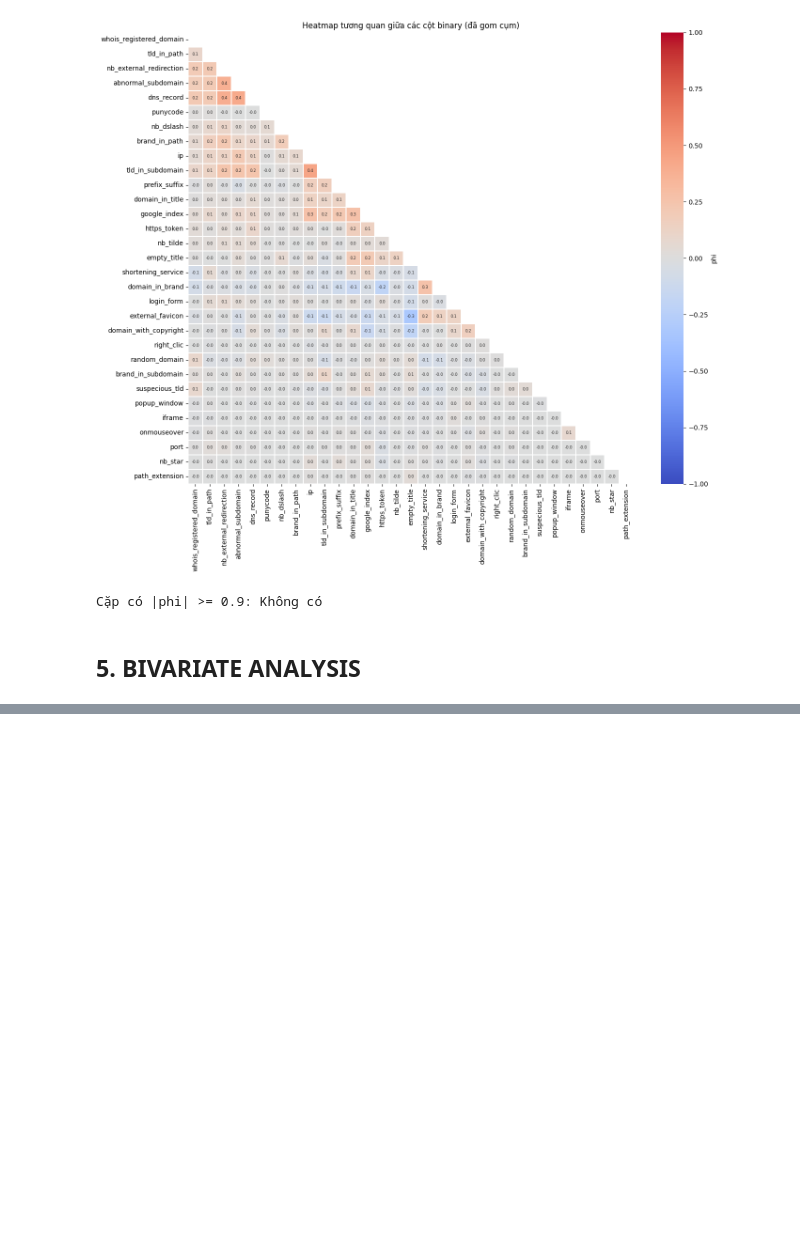
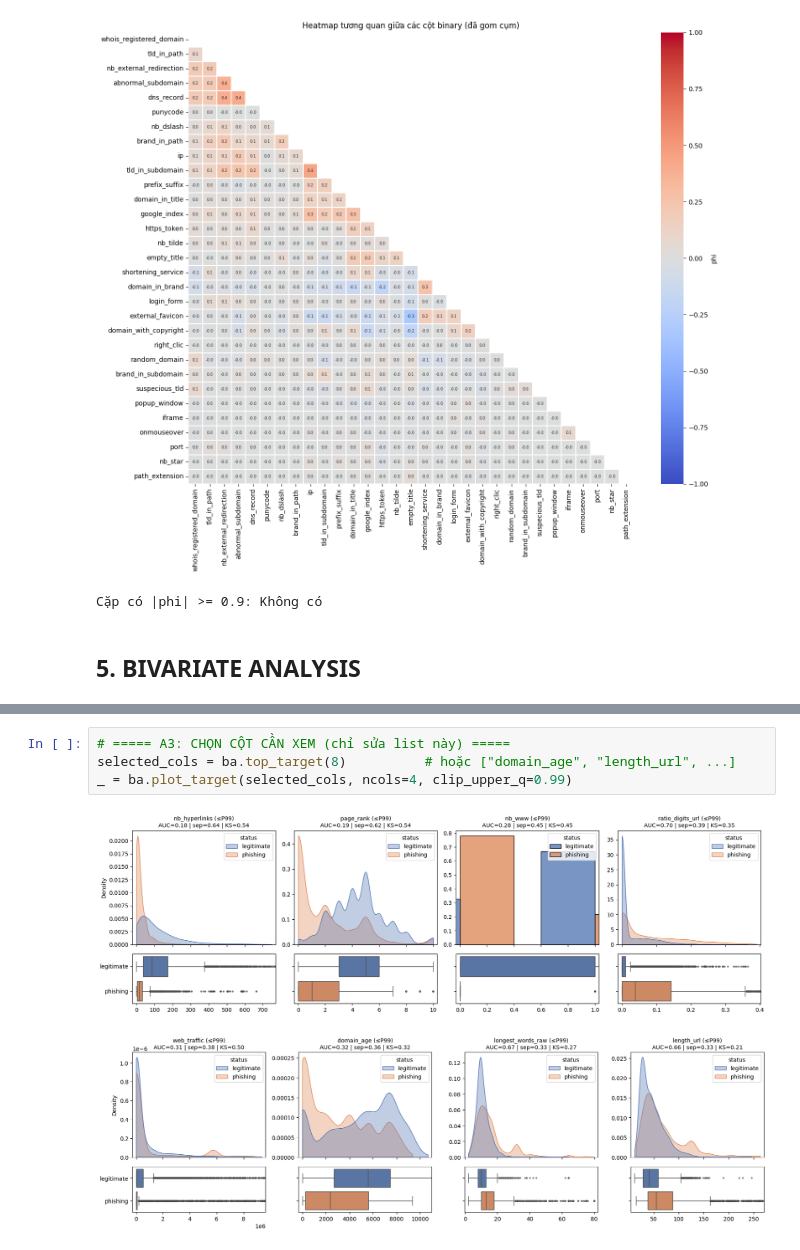
Before and after one commit to xuancuong1019/optimization_algorithm_phishing_detection, a Jupyter notebook: notebooks/01_exploratory_data_analysis.ipynb, the cells around one changed output, grey strips where cells are left out. Drawn from its saved outputs; the diff is of its cells as text; blank space fills up the shorter version.

```diff
--- a/notebooks/01_exploratory_data_analysis.ipynb
+++ b/notebooks/01_exploratory_data_analysis.ipynb
@@ -268,0 +321,7 @@ Cặp có |phi| >= 0.9: Không có
+# %%
+# ===== A3: CHỌN CỘT CẦN XEM (chỉ sửa list này) =====
+selected_cols = ba.top_target(8)          # hoặc ["domain_age", "length_url", ...]
+_ = ba.plot_target(selected_cols, ncols=4, clip_upper_q=0.99)
+# %% [output]
+[figure, added]
+[figure, added]
```
Also changed, not shown: parts of 14 cells of this notebook, 1 other file.
